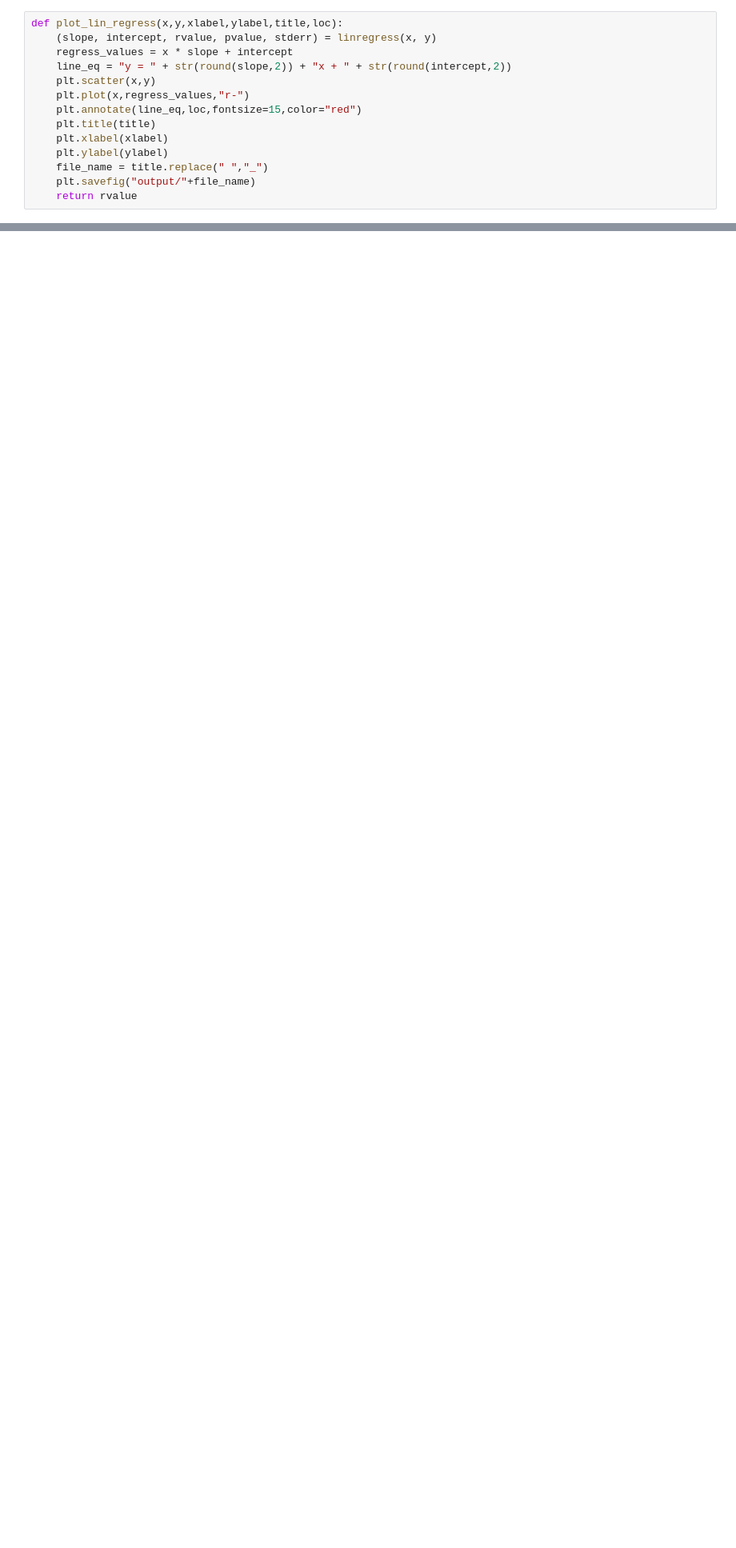
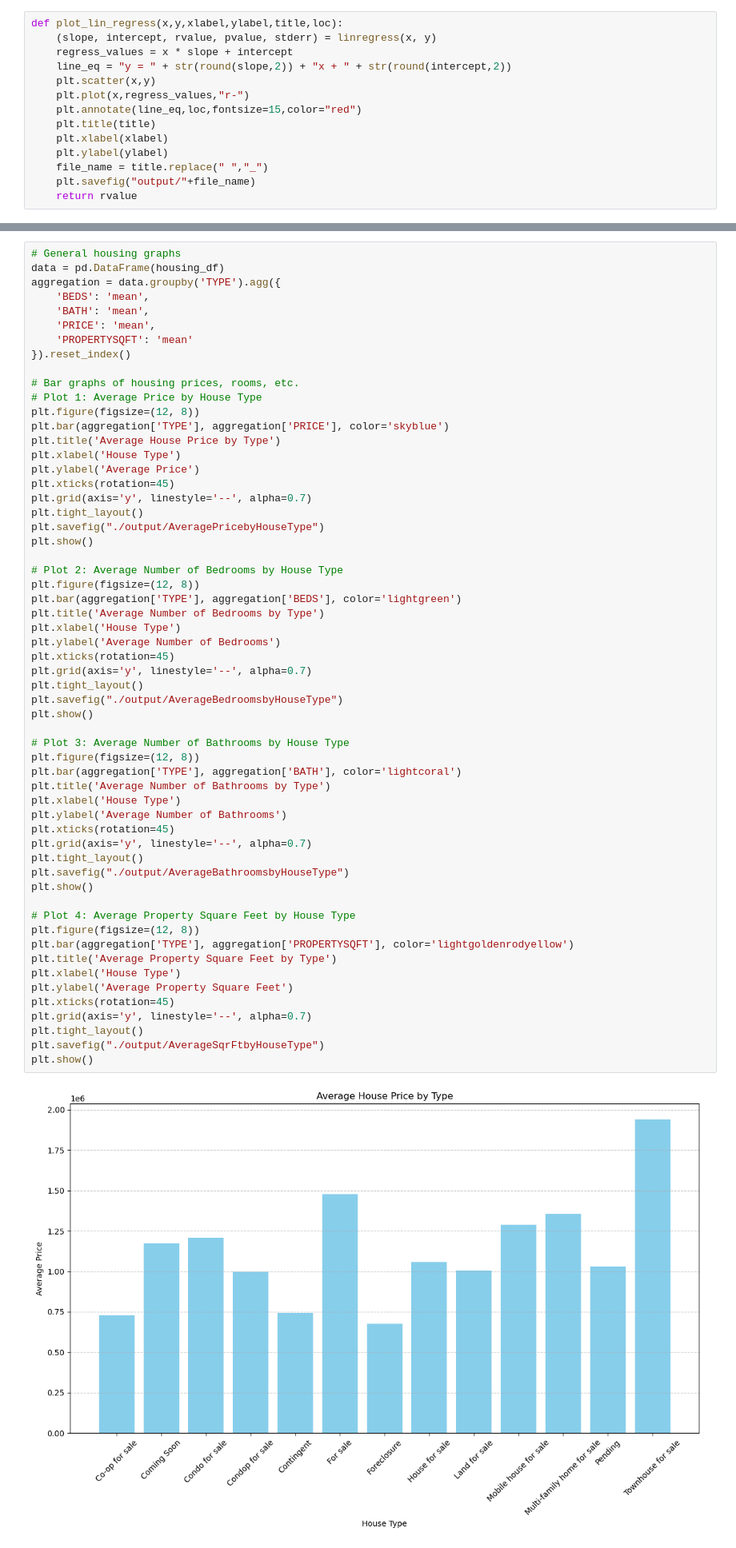
Before and after one commit to LizHepler/Project_1, a Jupyter notebook: Liz/LizWorkingCopy.ipynb, the cells around one changed output, grey strips where cells are left out. Shown at 80% size. Drawn from its saved outputs; the diff is of its cells as text; blank space fills up the shorter version.

```diff
--- a/Liz/LizWorkingCopy.ipynb
+++ b/Liz/LizWorkingCopy.ipynb
@@ -143,0 +61,60 @@ Finished getting data.
+# %%
+# General housing graphs
+data = pd.DataFrame(housing_df)
+aggregation = data.groupby('TYPE').agg({
+    'BEDS': 'mean',
+    'BATH': 'mean',
+    'PRICE': 'mean',
+    'PROPERTYSQFT': 'mean'
+}).reset_index()
+
+# Bar graphs of housing prices, rooms, etc.
+# Plot 1: Average Price by House Type
+plt.figure(figsize=(12, 8))
+plt.bar(aggregation['TYPE'], aggregation['PRICE'], color='skyblue')
+plt.title('Average House Price by Type')
+plt.xlabel('House Type')
+plt.ylabel('Average Price')
+plt.xticks(rotation=45)
+plt.grid(axis='y', linestyle='--', alpha=0.7)
+plt.tight_layout()
+plt.savefig("./output/AveragePricebyHouseType")
+plt.show()
+
+# Plot 2: Average Number of Bedrooms by House Type
+plt.figure(figsize=(12, 8))
+plt.bar(aggregation['TYPE'], aggregation['BEDS'], color='lightgreen')
+plt.title('Average Number of Bedrooms by Type')
+plt.xlabel('House Type')
+plt.ylabel('Average Number of Bedrooms')
+plt.xticks(rotation=45)
+plt.grid(axis='y', linestyle='--', alpha=0.7)
+plt.tight_layout()
+plt.savefig("./output/AverageBedroomsbyHouseType")
+plt.show()
+
+# Plot 3: Average Number of Bathrooms by House Type
+plt.figure(figsize=(12, 8))
+plt.bar(aggregation['TYPE'], aggregation['BATH'], color='lightcoral')
+plt.title('Average Number of Bathrooms by Type')
+plt.xlabel('House Type')
+plt.ylabel('Average Number of Bathrooms')
+plt.xticks(rotation=45)
+plt.grid(axis='y', linestyle='--', alpha=0.7)
+plt.tight_layout()
+plt.savefig("./output/AverageBathroomsbyHouseType")
+plt.show()
+
+# Plot 4: Average Property Square Feet by House Type
+plt.figure(figsize=(12, 8))
+plt.bar(aggregation['TYPE'], aggregation['PROPERTYSQFT'], color='lightgoldenrodyellow')
+plt.title('Average Property Square Feet by Type')
+plt.xlabel('House Type')
+plt.ylabel('Average Property Square Feet')
+plt.xticks(rotation=45)
+plt.grid(axis='y', linestyle='--', alpha=0.7)
+plt.tight_layout()
+plt.savefig("./output/AverageSqrFtbyHouseType")
+plt.show()
+# %% [output]
+[figure, added]
```
Also changed, not shown: parts of 21 cells of this notebook, 11 other files.
